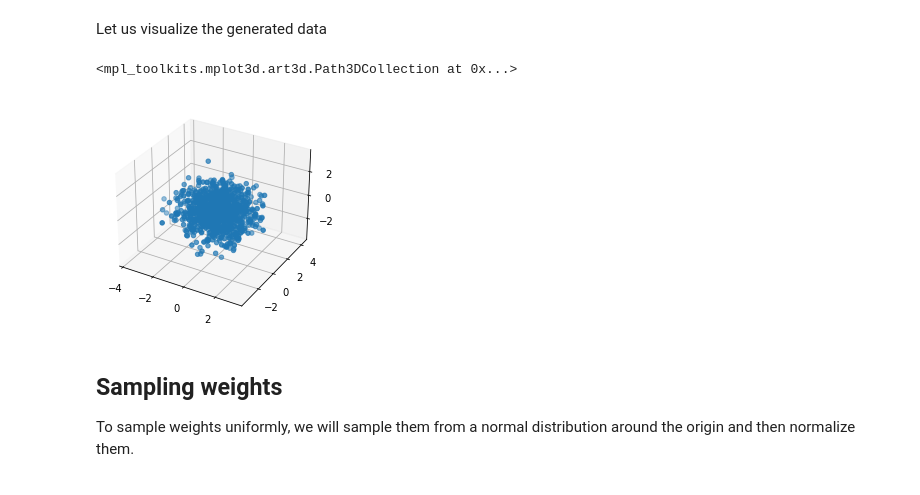
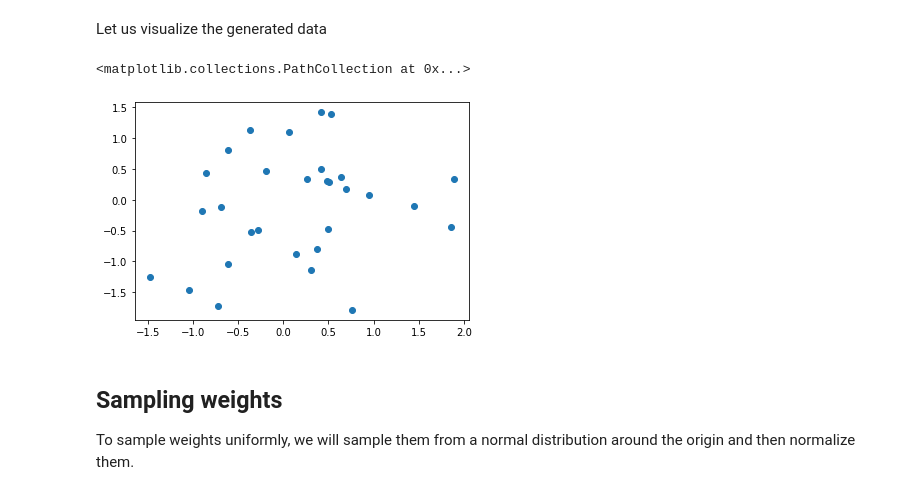
Before and after one commit to ZivaUrbancic/Maxout_Initializations, a Jupyter notebook: our_strategy.ipynb, the cells around one changed output. Saved outputs shown, nothing was run; the diff lists cells and outputs as text; code cells hidden in the pictures.

Commit message:
Debugged and added visualization to our_strategy.ipynb

```diff
--- a/our_strategy.ipynb
+++ b/our_strategy.ipynb
@@ -23,8 +23,8 @@ m_l = 16   # size of the layer
 
 To test our method, we generate a dataset of points in $\mathbb{R}^3$. Since this data set will be "small enough", the step 2 of the initialization strategy can be skipped.
 # %%
-d = 3      # dimension of the ambient space
-N = 1000   # size of the data set
+d = 2      # dimension of the ambient space
+N = 30   # size of the data set
 # %%
 X = np.random.normal(0, 1, (N, d))
 # %% [markdown]
@@ -36,10 +36,10 @@ zs = X[:, 2]
 # %%
 fig = plt.figure()
-ax = fig.add_subplot(projection='3d')
-ax.scatter(xs, ys, zs)
+ax = fig.add_subplot()#projection='2d')
+ax.scatter(xs, ys)#, zs)
 # %% [output]
-<mpl_toolkits.mplot3d.art3d.Path3DCollection at 0x...>
+<matplotlib.collections.PathCollection at 0x...>
-[figure, old version]
+[figure, new version]
 # %% [markdown]
 ## Sampling weights
 
```
Also changed, not shown: parts of 19 cells of this notebook.
